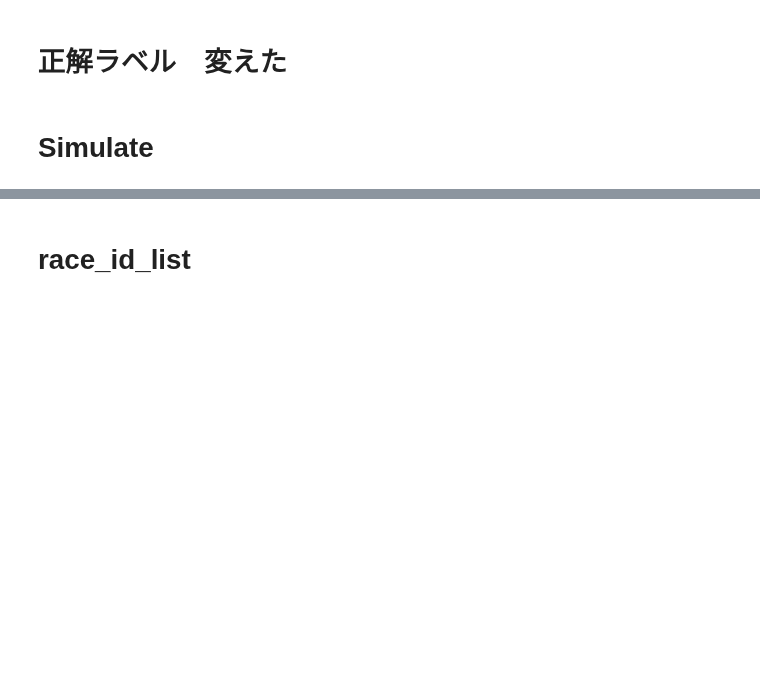
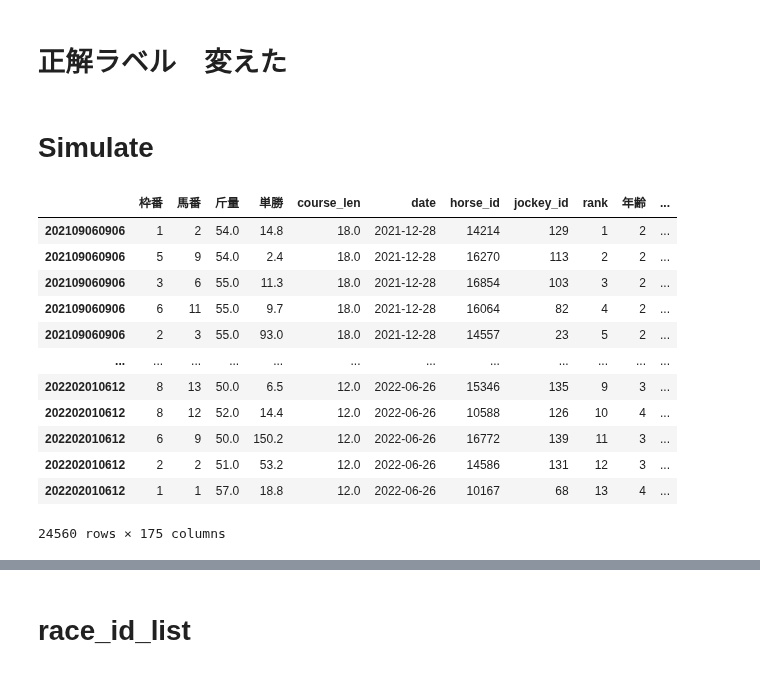
Before and after one commit to yodarjeering/horse, a Jupyter notebook: Rank.ipynb, the cells around one changed output, grey strips where cells are left out. Saved outputs shown, nothing was run; the diff lists cells and outputs as text; code cells hidden in the pictures; blank space fills up the shorter version.

```diff
--- a/Rank.ipynb
+++ b/Rank.ipynb
@@ -164,3 +194,19 @@ trials = Trials()
 optimize(trials)
 # %% [markdown]
 # Simulate
+# %%
+ll.r.data_c.loc[202109060906:]
+# %% [output]
+|  | 枠番 | 馬番 | 斤量 | 単勝 | course_len | date | horse_id | jockey_id | rank | 年齢 | ... |
+| 202109060906 | 1 | 2 | 54.0 | 14.8 | 18.0 | 2021-12-28 | 14214 | 129 | 1 | 2 | ... |
+| 202109060906 | 5 | 9 | 54.0 | 2.4 | 18.0 | 2021-12-28 | 16270 | 113 | 2 | 2 | ... |
+| 202109060906 | 3 | 6 | 55.0 | 11.3 | 18.0 | 2021-12-28 | 16854 | 103 | 3 | 2 | ... |
+| 202109060906 | 6 | 11 | 55.0 | 9.7 | 18.0 | 2021-12-28 | 16064 | 82 | 4 | 2 | ... |
+| 202109060906 | 2 | 3 | 55.0 | 93.0 | 18.0 | 2021-12-28 | 14557 | 23 | 5 | 2 | ... |
+| ... | ... | ... | ... | ... | ... | ... | ... | ... | ... | ... | ... |
+| 202202010612 | 8 | 13 | 50.0 | 6.5 | 12.0 | 2022-06-26 | 15346 | 135 | 9 | 3 | ... |
+| 202202010612 | 8 | 12 | 52.0 | 14.4 | 12.0 | 2022-06-26 | 10588 | 126 | 10 | 4 | ... |
+| 202202010612 | 6 | 9 | 50.0 | 150.2 | 12.0 | 2022-06-26 | 16772 | 139 | 11 | 3 | ... |
+| 202202010612 | 2 | 2 | 51.0 | 53.2 | 12.0 | 2022-06-26 | 14586 | 131 | 12 | 3 | ... |
+| 202202010612 | 1 | 1 | 57.0 | 18.8 | 12.0 | 2022-06-26 | 10167 | 68 | 13 | 4 | ... |
+24560 rows × 175 columns
```
Also changed, not shown: parts of 19 cells of this notebook, 1 other file.
